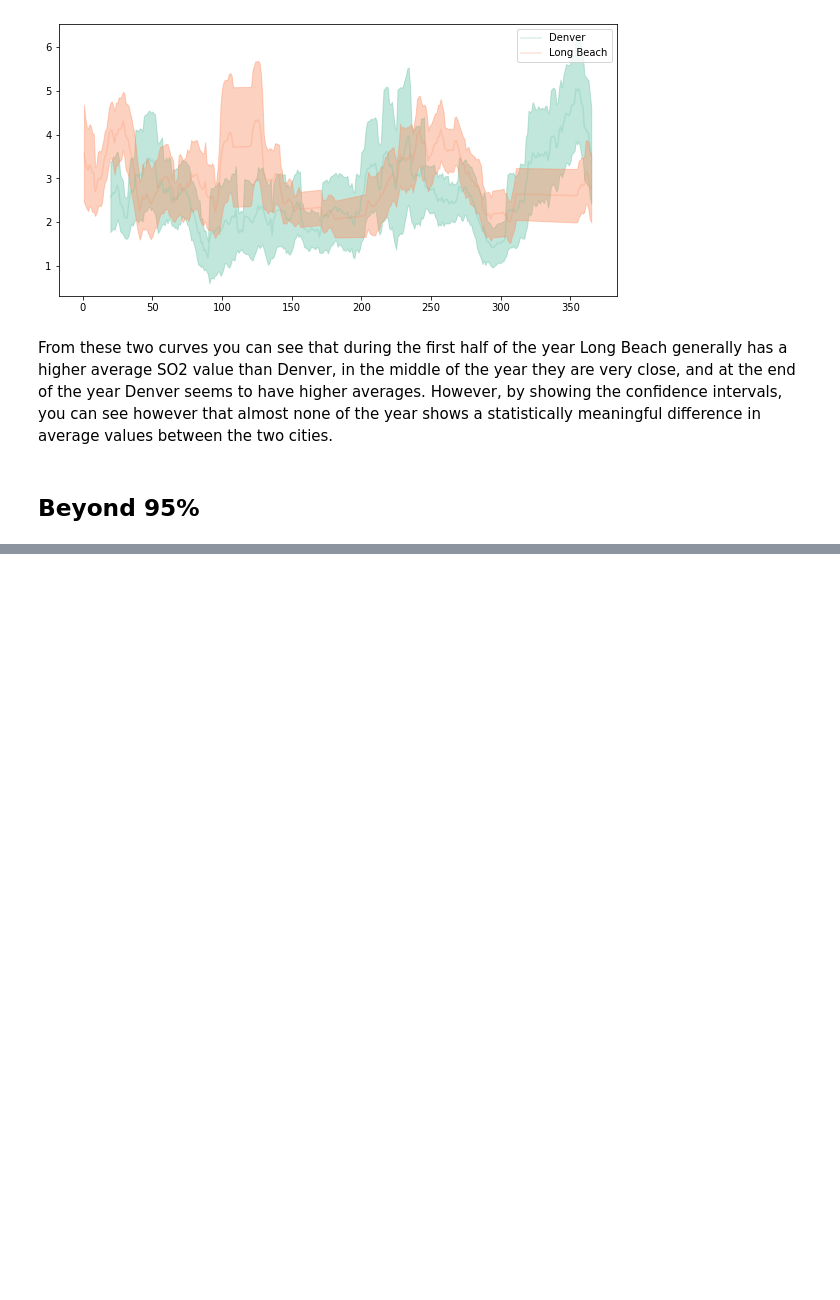
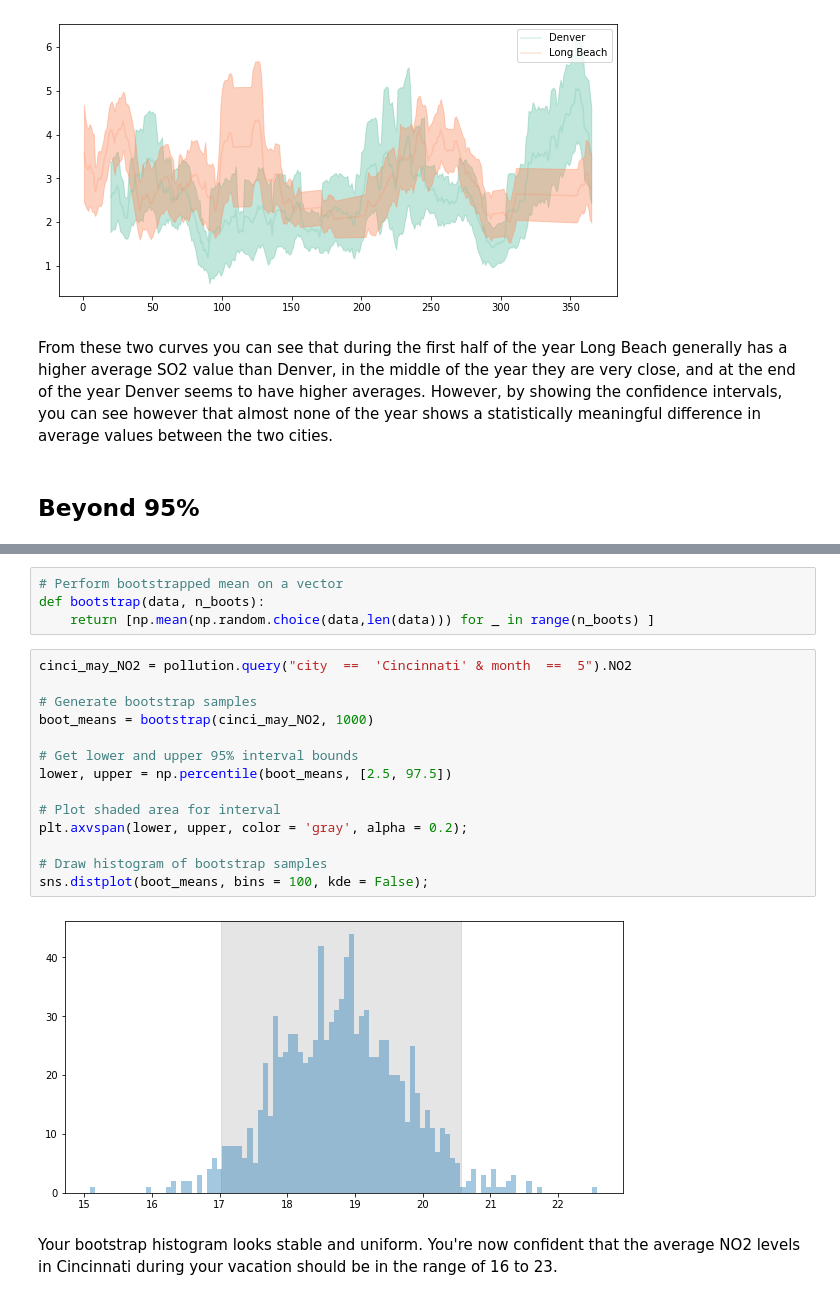
Before and after one commit to goodboychan/datacamp_repo, a Jupyter notebook: Improving.Your Data.Visualizations.in.Python/Showing-uncertainty.ipynb, the cells around one changed output, grey strips where cells are left out. Drawn from its saved outputs; the diff is of its cells as text; blank space fills up the shorter version.

```diff
--- a/Improving.Your Data.Visualizations.in.Python/Showing-uncertainty.ipynb
+++ b/Improving.Your Data.Visualizations.in.Python/Showing-uncertainty.ipynb
@@ -177,0 +287,22 @@ From these two curves you can see that during the first half of the year Long Be
+# %%
+# Perform bootstrapped mean on a vector
+def bootstrap(data, n_boots):
+    return [np.mean(np.random.choice(data,len(data))) for _ in range(n_boots) ]
+# %%
+cinci_may_NO2 = pollution.query("city  ==  'Cincinnati' & month  ==  5").NO2
+
+# Generate bootstrap samples
+boot_means = bootstrap(cinci_may_NO2, 1000)
+
+# Get lower and upper 95% interval bounds
+lower, upper = np.percentile(boot_means, [2.5, 97.5])
+
+# Plot shaded area for interval
+plt.axvspan(lower, upper, color = 'gray', alpha = 0.2);
+
+# Draw histogram of bootstrap samples
+sns.distplot(boot_means, bins = 100, kde = False);
+# %% [output]
+[figure, added]
+# %% [markdown]
+Your bootstrap histogram looks stable and uniform. You're now confident that the average NO2 levels in Cincinnati during your vacation should be in the range of 16 to 23.
```
Also changed, not shown: parts of 23 cells of this notebook, 4 other files.
